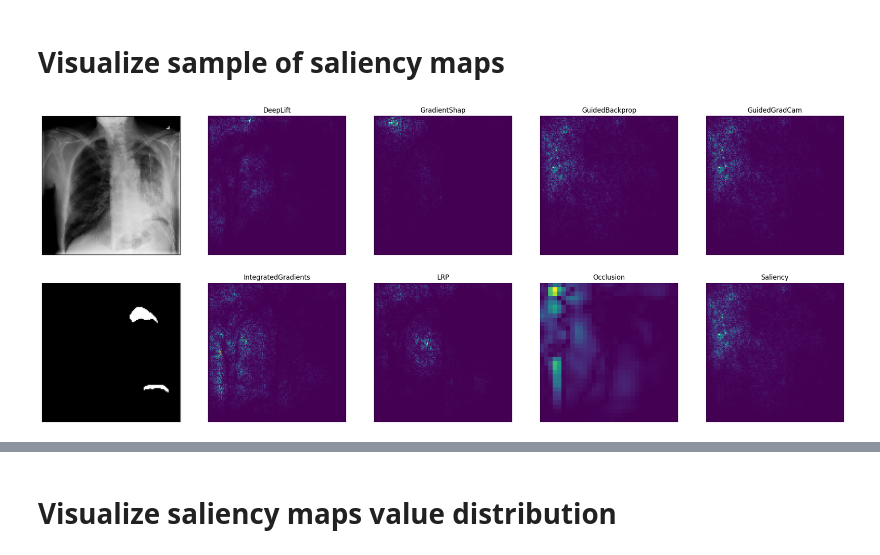
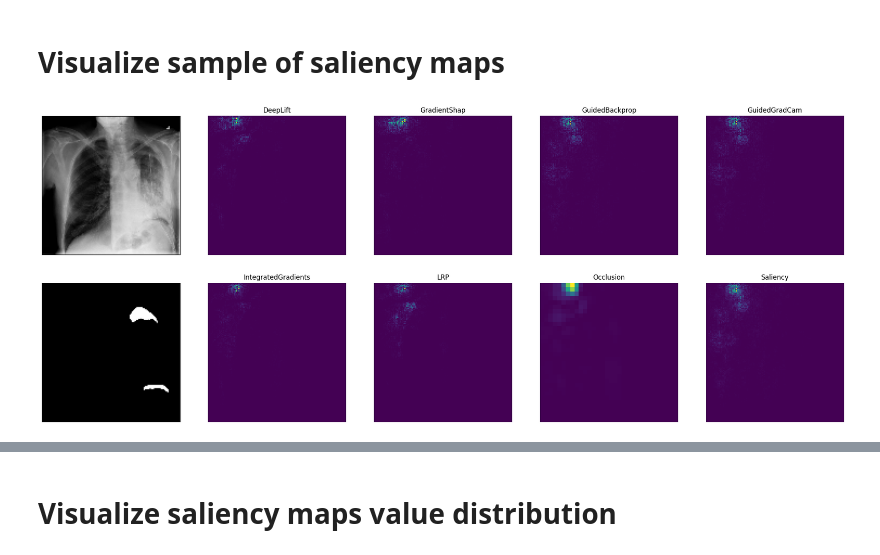
Before and after one commit to mdnam2410/thesis, a Jupyter notebook: SALIENCY_DISAGREEMENT/SOURCE/src/visualization.ipynb, the cells around one changed output, grey strips where cells are left out. Drawn from its saved outputs; the diff is of its cells as text; code cells hidden in the pictures.

Commit message:
feat: Add new visualizations for Pneumonia dataset

```diff
--- a/SALIENCY_DISAGREEMENT/SOURCE/src/visualization.ipynb
+++ b/SALIENCY_DISAGREEMENT/SOURCE/src/visualization.ipynb
@@ -20,9 +21,7 @@ import utils
 # Configurations
 # %%
 # Select environment
-DATASET_PATH, CHECKPOINT_PATH = utils.get_path('local')
-
+DATASET_PATH, _ = utils.get_path('local')
 print(f'Dataset path: {DATASET_PATH}')
-print(f'Checkpoint path: {CHECKPOINT_PATH}')
 # %% [output]
 Dataset path: ../datasets/
@@ -187,12 +136,0 @@ plt.show()
-# %%
-heatmap_div = dict()
-for k in ks:
-    heatmap_div[k] = dict()
-    for blackbox in blackboxes:
-        heatmap_div[k][blackbox] = dict()
-        methods = heatmap_fa[k][blackbox]['methods']
-        heatmap_div[k][blackbox]['methods'] = methods
-
-        fa = heatmap_fa[k][blackbox]['data']
-        sa = heatmap_sa[k][blackbox]['data']
-        heatmap_div[k][blackbox]['data'] = fa / sa
@@ -217,16 +136,0 @@ masks = torch.concat(masks)
-# %%
-explanations_masked = dict()
-masks_flatten = masks.flatten(1).bool()
-for blackbox, v in explanations.items():
-    explanations_masked[blackbox] = dict()
-
-    for method in methods:
-        exp = v[method]
-        masked_explanations = []
-        for i, e in enumerate(exp):
-            mask = masks[i].bool()
-            if mask.sum() == 0:
-                continue
-            masked_explanation = e[mask]
-            masked_explanations.append(masked_explanation)
-        explanations_masked[blackbox][method] = masked_explanations
@@ -268,7 +289,7 @@ def visualize_sample_saliency(test_files, masks, explanations, blackbox, methods
     fig, axes = plt.subplots(row, col, figsize=(26, 10))
 
     axes[0][0].imshow(get_image_as_tensor(test_files[index]).permute(1, 2, 0))
-    axes[1][0].imshow(masks[index], cmap='gray')
+    axes[1][0].imshow(masks[index].squeeze(), cmap='gray')
 
     for i, m in enumerate(methods):
         p = sns.heatmap(
@@ -294,11 +315,12 @@ def visualize_sample_saliency(test_files, masks, explanations, blackbox, methods
 
     return fig, axes
 # %%
+explanations = explanations_pneumothorax
 fig_inceptionv3, _ = visualize_sample_saliency(test_files, masks, explanations, 'InceptionV3', methods, 0)
 fig_inceptionv3.savefig(os.path.join(utils.FIGURES_PATH, 'shape-comparison-inceptionv3.png'), bbox_inches='tight')
 plt.show()
 # %% [output]
-[figure, old version]
+[figure, new version]
 # %%
 fig_resnet, _ = visualize_sample_saliency(test_files, masks, explanations, 'ResNet', methods, 0)
 fig_resnet.savefig(os.path.join(utils.FIGURES_PATH, 'shape-comparison-resnet.png'), bbox_inches='tight')
```
Also changed, not shown: parts of 44 cells of this notebook, 8 other files.
